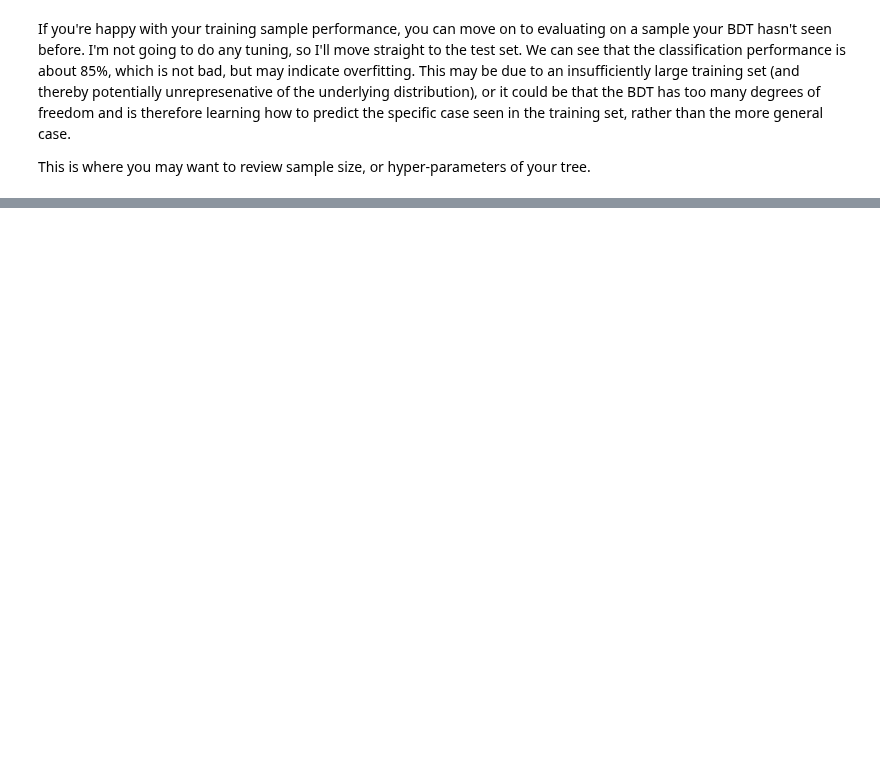
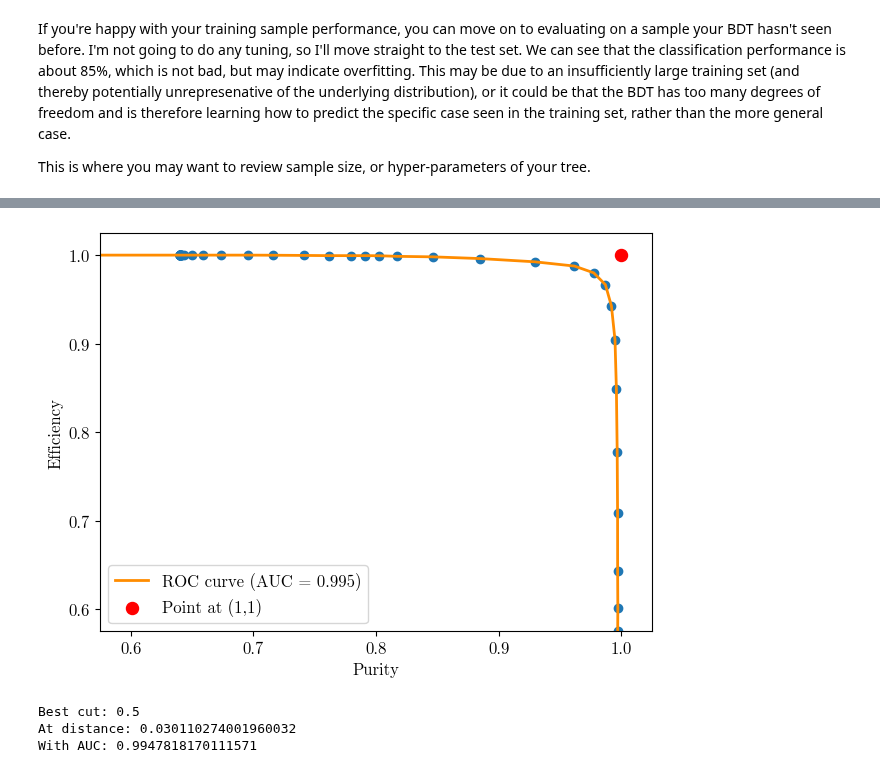
Before and after one commit to mohummudh/neutrinos-dune, a Jupyter notebook: mohammed/BDT/BDTneutrinoCheated.ipynb, the cells around one changed output, grey strips where cells are left out. Saved outputs shown, nothing was run; the diff lists cells and outputs as text; code cells hidden in the pictures; blank space fills up the shorter version.

```diff
--- a/mohammed/BDT/BDTneutrinoCheated.ipynb
+++ b/mohammed/BDT/BDTneutrinoCheated.ipynb
@@ -613,0 +640,76 @@ plt.show()
+# %%
+cuts = np.arange(-35, 35, 0.5)
+efficiency = []
+purity = []
+
+purity.append(0)
+efficiency.append(1)
+
+for i in cuts:
+    goodtrk = []
+    badtrk = []
+    goodshw = []
+    badshw = []
+    for n in TIT:
+        if n >= i:
+            goodtrk.append(n)
+        else:
+            badtrk.append(n)
+    for k in SIT:
+        if k >= i:
+            badshw.append(k)
+        else:
+            goodshw.append(k)
+
+    # print(goodtrk, badshw)
+    if goodtrk and badshw != 0:
+        eff = len(goodtrk)/(len(TIT))
+        pur = len(goodtrk)/(len(goodtrk)+len(badshw))
+    else:
+        continue
+
+    efficiency.append(eff)
+    purity.append(pur)
+
+purity.append(1)
+efficiency.append(0)
+
+area = np.trapz(efficiency, x=purity)
+
+plt.plot(purity, efficiency, color='darkorange', lw=2, label='ROC curve (AUC = %0.3f)' % area)
+plt.scatter(purity, efficiency)
+plt.scatter(1, 1, s=75, c='r', label='Point at (1,1)')
+plt.xlim(0.6,1.025)
+#plt.ylim(0.6,1.025)
+plt.xlabel('Purity', fontsize=12)
+plt.ylabel('Efficiency', fontsize=12)
+#plt.title('ROC Curve for Track Likelihood')
+plt.xticks(np.arange(0.6, 1.1, step=0.1), fontsize = 12)
+plt.yticks(np.arange(0.6, 1.1, step=0.1), fontsize = 12)
+plt.xlim(0.575,1.025)
+plt.ylim(0.575,1.025)
+plt.legend()
+plt.tight_layout()
+plt.show()
+
+np.save("PE_BDT", efficiency)
+np.save("PP_BDT", purity)
+
+
+
+point = np.array([1, 1])
+data_points = np.column_stack((purity, efficiency))
+distances = np.linalg.norm(data_points - point, axis=1)
+closest_index = np.argmin(distances)
+closest_point = data_points[closest_index]
+dist = distances[closest_index]
+cutpoint = cuts[closest_index]
+
+print('Best cut:', cutpoint)
+print('At distance:', dist)
+print('With AUC:', area)
+# %% [output]
+[figure, added]
+Best cut: 0.5
+At distance: 0.030110274001960032
+With AUC: 0.9947818170111571
```
Also changed, not shown: parts of 20 cells of this notebook, 12 other files.
